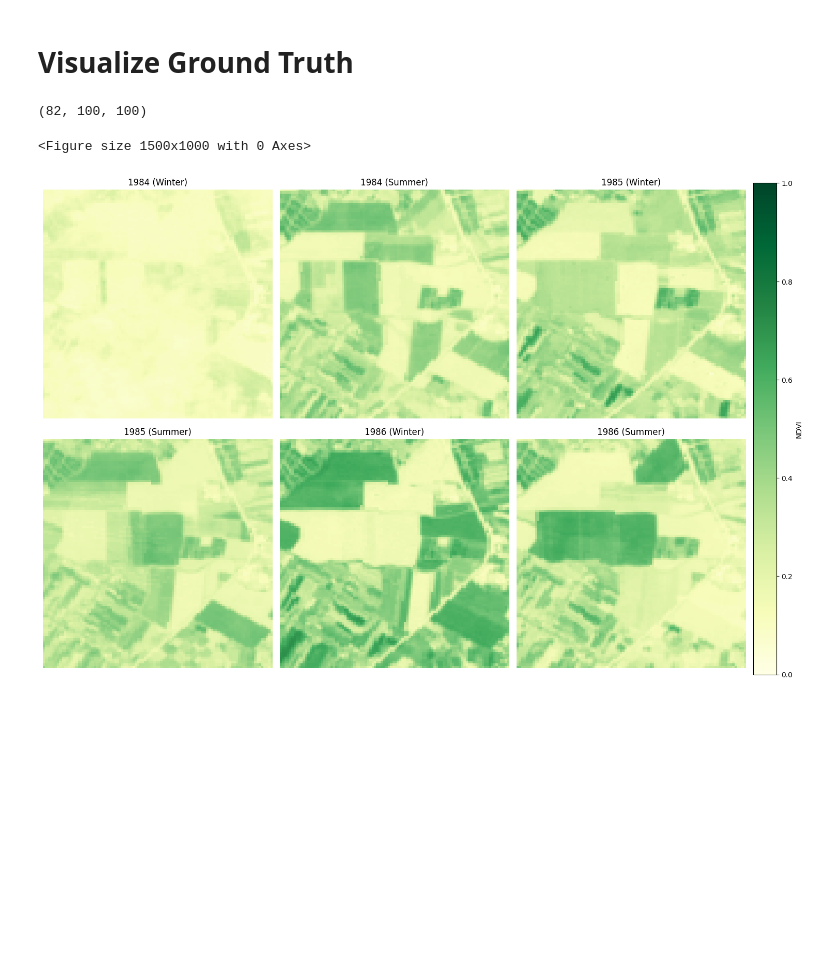
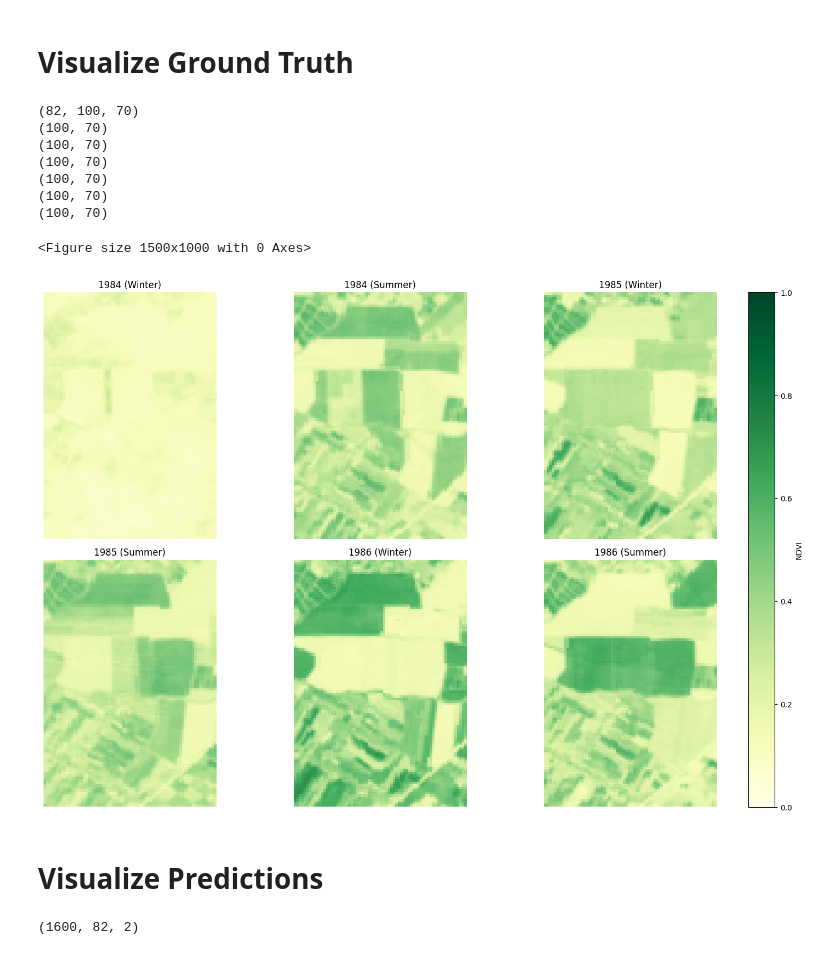
Before and after one commit to FaranIdo/SSTSRS, a Jupyter notebook: code/visual_test_ts.ipynb, the cells around one changed output. Drawn from its saved outputs; the diff is of its cells as text; code cells hidden in the pictures; blank space fills up the shorter version.

Commit message:
visualize all models

```diff
--- a/code/visual_test_ts.ipynb
+++ b/code/visual_test_ts.ipynb
@@ -104,13 +104,13 @@ logging.info("Loading validation dataset...")
 batch_size = 1
 split_rate = 0.1
 num_workers = 8
-window_size = 20
-dataset = LandsatSeqDataset("../data/Landsat_NDVI_time_series_1984_to_2024.tif", window_size)
+temporal_window = 20
+dataset = LandsatSeqDataset("../data/Landsat_NDVI_time_series_1984_to_2024.tif", temporal_window)
 loader = LandsatDataLoader(dataset, batch_size, split_rate, split_rate, num_workers)
 _, val_loader = loader.create_data_loaders()
 
 logging.info("Creating model...")
-model = TemporalPositionalNDVITransformer(embedding_dim=256, attn_heads=8, num_encoder_layers=3, sequence_length=window_size, start_year=1984, end_year=2024, max_seq_length=50, num_features=1, dropout=0.0)
+model = TemporalPositionalNDVITransformer(embedding_dim=256, attn_heads=8, num_encoder_layers=3, sequence_length=temporal_window, start_year=1984, end_year=2024, max_seq_length=50, num_features=1, dropout=0.0)
 
 logging.info("Loading model...")
 checkpoint_path = os.path.join("..", "runs", experiment, "checkpoint.tar")
@@ -285,7 +287,7 @@ def generate_predictions(model, point, window_size, device):
 
     return predictions, ground_truth, years
 
-def visualize_predictions(predictions_list, ground_truth_list, years_list, input_sequences_list, graphs_per_row):
+def visualize_predictions(predictions_list, ground_truth_list, years_list, input_sequences_list, graphs_per_row, title_prefix):
     num_samples = len(predictions_list)
     num_rows = (num_samples + graphs_per_row - 1) // graphs_per_row  # Calculate the number of rows needed
     fig, axes = plt.subplots(num_rows, graphs_per_row, figsize=(15, 5 * num_rows), sharex=False)  # Allow independent X-axis values
@@ -300,7 +302,7 @@ def visualize_predictions(predictions_list, ground_truth_list, years_list, input
         axes[idx].set_ylabel('NDVI Value')
         axes[idx].plot(years, ground_truth, label='Ground Truth', color='blue')
         axes[idx].plot(years, predictions, label='Predictions', color='orange')
-        axes[idx].set_title(f'Sample Point {idx + 1}')
+        axes[idx].set_title(f'{title_prefix} Sample Point {idx + 1}')
         axes[idx].legend()
         axes[idx].set_ylim(0, 1)  # Set y-axis scale to 0..1
         axes[idx].set_xlim(1984, 2025)  # Set the X-axis limits
@@ -328,13 +330,14 @@ input_sequences_list = []
 
 # Iterate over each sampled point
 for idx, point in enumerate(sampled_points.transpose(1, 0, 2)):
-    predictions, ground_truth, years = generate_predictions(model, point, window_size, device)
-    input_sequences_list.append(point[:window_size])  # Store the input sequences (NDVI + years)
+    print(point.shape)
+    predictions, ground_truth, years = generate_predictions(model, point, temporal_window, device)
+    input_sequences_list.append(point[:temporal_window])  # Store the input sequences (NDVI + years)
     predictions_list.append(predictions)
     ground_truth_list.append(ground_truth)
     years_list.append(years)
 
 # Visualize all sampled points on the same image split into 5 graphs
 graphs_per_row = 3  # Control how many graphs per row
-visualize_predictions(predictions_list, ground_truth_list, years_list, input_sequences_list, graphs_per_row)
+visualize_predictions(predictions_list, ground_truth_list, years_list, input_sequences_list, graphs_per_row, "Transformer")
 # %% [output]
@@ -404,13 +413,13 @@ def evaluate_model_on_sample(model, val_loader, device, sample_fraction):
 # Define the center point and window size
 center_x: int = 100
 center_y: int = 100
-window_size: int = 50
+window_size_ground_truth = 50
 
 # Calculate window boundaries
-x_start: int = max(0, center_x - window_size)
-x_end: int = min(ndvi_data.shape[1], center_x + window_size)
-y_start: int = max(0, center_y - window_size)
-y_end: int = min(ndvi_data.shape[2], center_y + window_size)
+x_start: int = max(0, center_x - window_size_ground_truth)
+x_end: int = min(ndvi_data.shape[1], center_x + window_size_ground_truth)
+y_start: int = max(0, center_y - window_size_ground_truth)
+y_end: int = min(ndvi_data.shape[2], center_y + temporal_window)
 
 # Extract the window of data
 window_data = ndvi_data[:, x_start:x_end, y_start:y_end]
@@ -419,32 +428,80 @@ print(window_data.shape)
 # Create a figure with subplots for different time points
 plt.figure(figsize=(15, 10))
 
 # Plot 6 consecutive time points
 time_points = np.arange(6, dtype=int)
 
 # Create figure with a single colorbar on the right
 fig = plt.figure(figsize=(15, 10))
 gs = fig.add_gridspec(2, 4, width_ratios=[1, 1, 1, 0.1])
 
 # Dictionary to map index to year and season
 def get_year_season(idx):
     year = 1984 + idx // 2
     season = "Summer" if idx % 2 else "Winter"
     return f"{year} ({season})"
 
 for i, t in enumerate(time_points):
     ax = fig.add_subplot(gs[i // 3, i % 3])
+    print(window_data[t].shape)
     im = ax.imshow(window_data[t], cmap='YlGn', vmin=0, vmax=1)
     ax.set_title(get_year_season(t))
     ax.axis('off')
 
 # Add a single colorbar on the right
 cax = fig.add_subplot(gs[:, -1])
 plt.colorbar(im, cax=cax, label='NDVI')
 
 plt.tight_layout()
 plt.show()
 # %% [output]
-(82, 100, 100)
+(82, 100, 70)
+(100, 70)
+(100, 70)
+(100, 70)
+(100, 70)
+(100, 70)
+(100, 70)
 <Figure size 1500x1000 with 0 Axes>
-[figure, old version]
+[figure, new version]
+# %% [markdown]
+# Visualize Predictions
+# %%
+# Extract data around point (100,100) with window size 20
+center_x = 100
+center_y = 100
+spatial_window_size_prediction = 20
+
+# num_samples = 6
+# sampled_points_random = sample_data(ndvi_year_data, num_samples)
+# print(sampled_points_random.shape)
+
+# Calculate window boundaries
+x_start = max(0, center_x - spatial_window_size_prediction)
+x_end = min(ndvi_year_data.shape[1], center_x + spatial_window_size_prediction)
+y_start = max(0, center_y - spatial_window_size_prediction)
+y_end = min(ndvi_year_data.shape[2], center_y + spatial_window_size_prediction)
+
+# Extract the window of data and reshape to (num_pixels, timesteps, features)
+sampled_points = ndvi_year_data[:, x_start:x_end, y_start:y_end].reshape(-1, ndvi_year_data.shape[0], 2)
+
+# Define device
+device = torch.device("cuda" if torch.cuda.is_available() else "cpu")
+
+# Store predictions, ground truth, and years for all sampled points
+predictions_list = []
+ground_truth_list = []
+years_list = []
+input_sequences_list = []
+
+print(sampled_points.shape)
+
+# Iterate over each sampled point
+for idx, point in enumerate(sampled_points):
+    predictions, ground_truth, years = generate_predictions(model, point, temporal_window, device)
+    input_sequences_list.append(point[:temporal_window])  # Store the input sequences (NDVI + years)
+    predictions_list.append(predictions)
+    ground_truth_list.append(ground_truth)
+    years_list.append(years)
+# %% [output]
+(1600, 82, 2)
```
Also changed, not shown: parts of 13 cells of this notebook.
